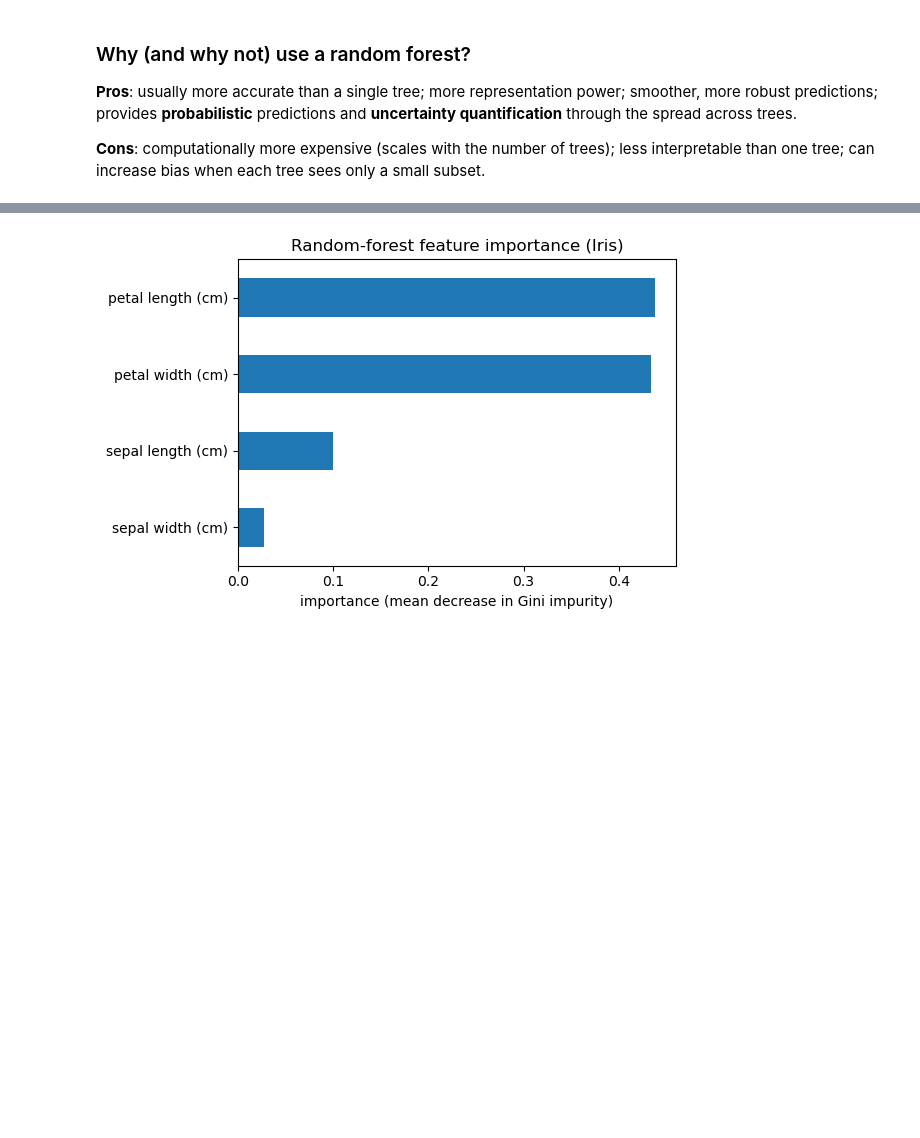
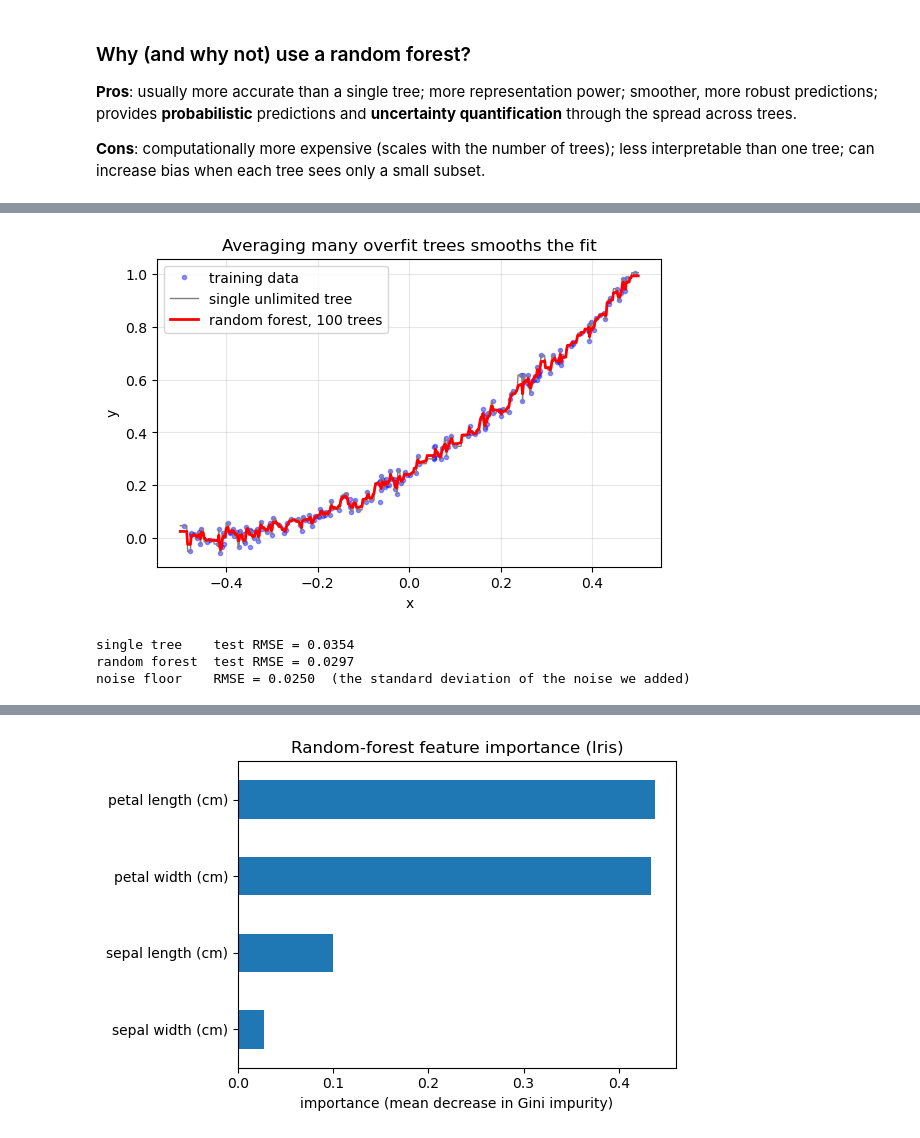
Before and after one commit to dmw2166/ML4Climate2026, a Jupyter notebook: lectures_ML/SupervisedML/treesforests.ipynb, the cells around one changed output, grey strips where cells are left out. Cells and saved outputs as stored; diff of their text form; code cells hidden in the pictures; blank space fills up the shorter version.

```diff
--- a/lectures_ML/SupervisedML/treesforests.ipynb
+++ b/lectures_ML/SupervisedML/treesforests.ipynb
@@ -177,0 +238,26 @@ small subset.
+# %%
+from sklearn.ensemble import RandomForestRegressor
+from sklearn.metrics import mean_squared_error
+
+Xq_te = rng.uniform(-0.5, 0.5, size=(2000, 1))
+yq_te = (Xq_te[:, 0] + 0.5) ** 2 + rng.normal(0, 0.025, size=2000)      # fresh test points
+
+single = DecisionTreeRegressor(random_state=42).fit(Xq, yq)
+forest_reg = RandomForestRegressor(n_estimators=100, random_state=42).fit(Xq, yq)
+
+plt.figure(figsize=(6.5, 4))
+plt.plot(Xq, yq, "b.", alpha=0.4, label="training data")
+plt.plot(xg, single.predict(xg), color="gray", lw=1, label="single unlimited tree")
+plt.plot(xg, forest_reg.predict(xg), "r-", lw=2, label="random forest, 100 trees")
+plt.xlabel("x"); plt.ylabel("y"); plt.legend(); plt.grid(alpha=0.3)
+plt.title("Averaging many overfit trees smooths the fit")
+plt.show()
+
+for name, m in [("single tree", single), ("random forest", forest_reg)]:
+    print(f"{name:14s} test RMSE = {np.sqrt(mean_squared_error(yq_te, m.predict(Xq_te))):.4f}")
+print(f"{'noise floor':14s} RMSE = 0.0250  (the standard deviation of the noise we added)")
+# %% [output]
+[figure, added]
+single tree    test RMSE = 0.0354
+random forest  test RMSE = 0.0297
+noise floor    RMSE = 0.0250  (the standard deviation of the noise we added)
```
Also changed, not shown: parts of 11 cells of this notebook.
